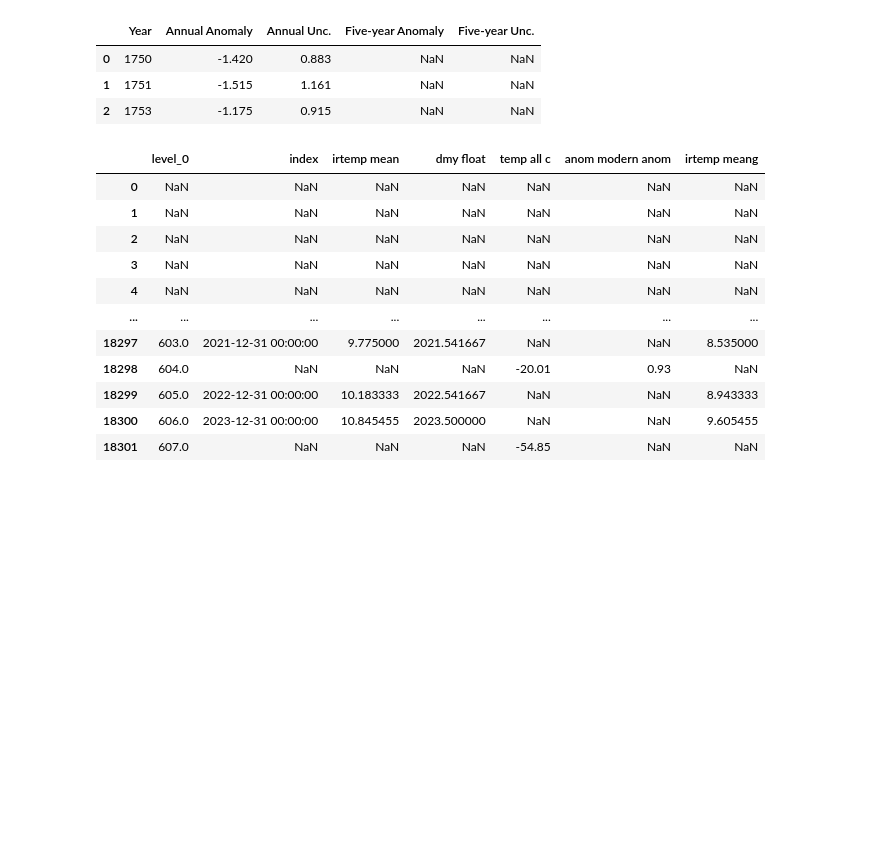
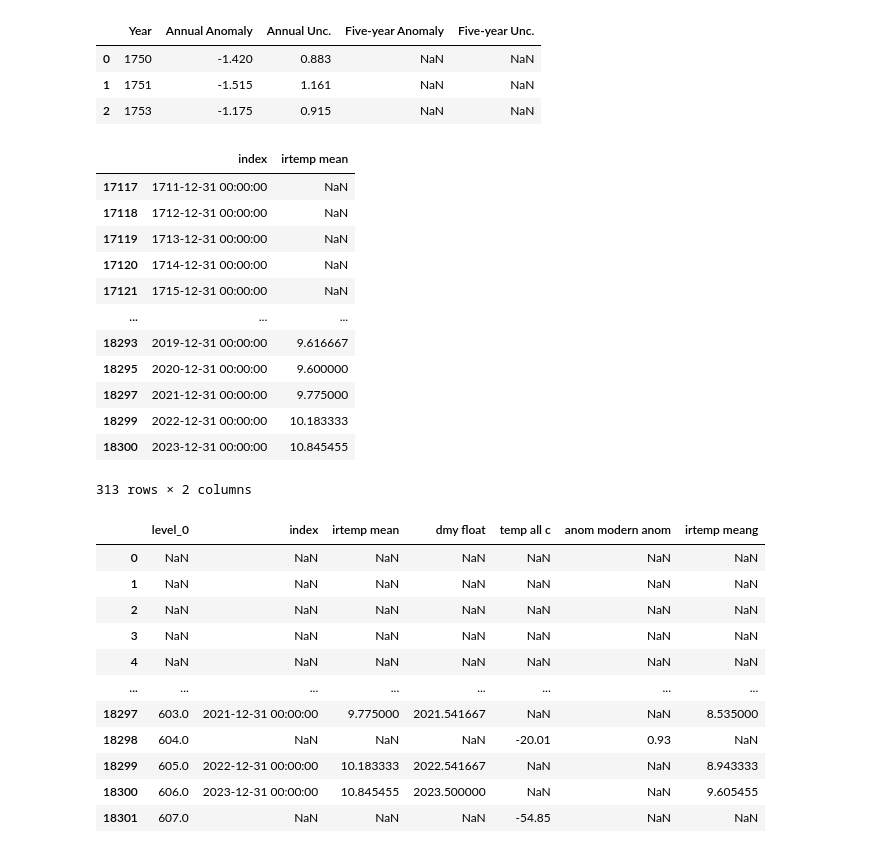
Before and after one commit to nurbujang/2progdaw23, a Jupyter notebook: project3.ipynb, the cells around one changed output. Cells and saved outputs as stored; diff of their text form; code cells hidden in the pictures; blank space fills up the shorter version.

```diff
--- a/project3.ipynb
+++ b/project3.ipynb
@@ -35,6 +35,22 @@ new_global.head(3)
 | 2 | 1753 | -1.175 | 0.915 | NaN | NaN |
 # %%
 df = pd.read_excel('linear_02 0501.xlsx')
+# %%
+df[['index', 'irtemp mean']].dropna(subset='index')
+# %% [output]
+|  | index | irtemp mean |
+| 17117 | 1711-12-31 00:00:00 | NaN |
+| 17118 | 1712-12-31 00:00:00 | NaN |
+| 17119 | 1713-12-31 00:00:00 | NaN |
+| 17120 | 1714-12-31 00:00:00 | NaN |
+| 17121 | 1715-12-31 00:00:00 | NaN |
+| ... | ... | ... |
+| 18293 | 2019-12-31 00:00:00 | 9.616667 |
+| 18295 | 2020-12-31 00:00:00 | 9.600000 |
+| 18297 | 2021-12-31 00:00:00 | 9.775000 |
+| 18299 | 2022-12-31 00:00:00 | 10.183333 |
+| 18300 | 2023-12-31 00:00:00 | 10.845455 |
+313 rows × 2 columns
 # %%
 df
 # %% [output]
```
Also changed, not shown: parts of 21 cells of this notebook, 2 other files.
